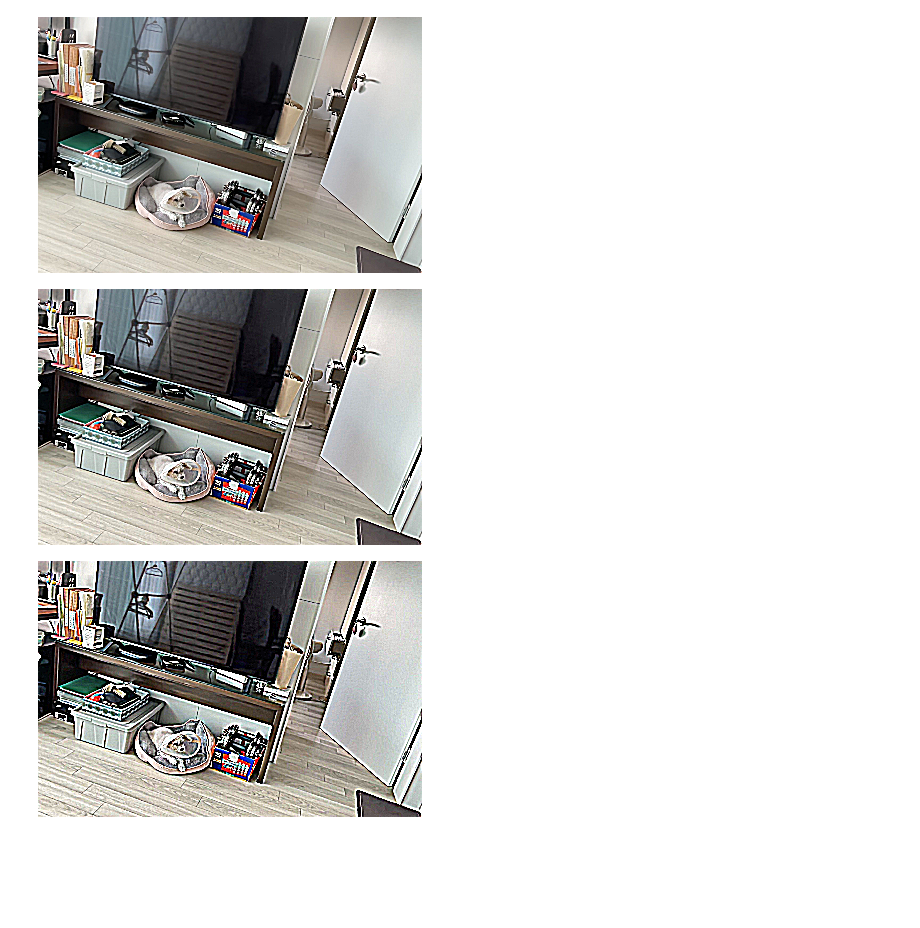
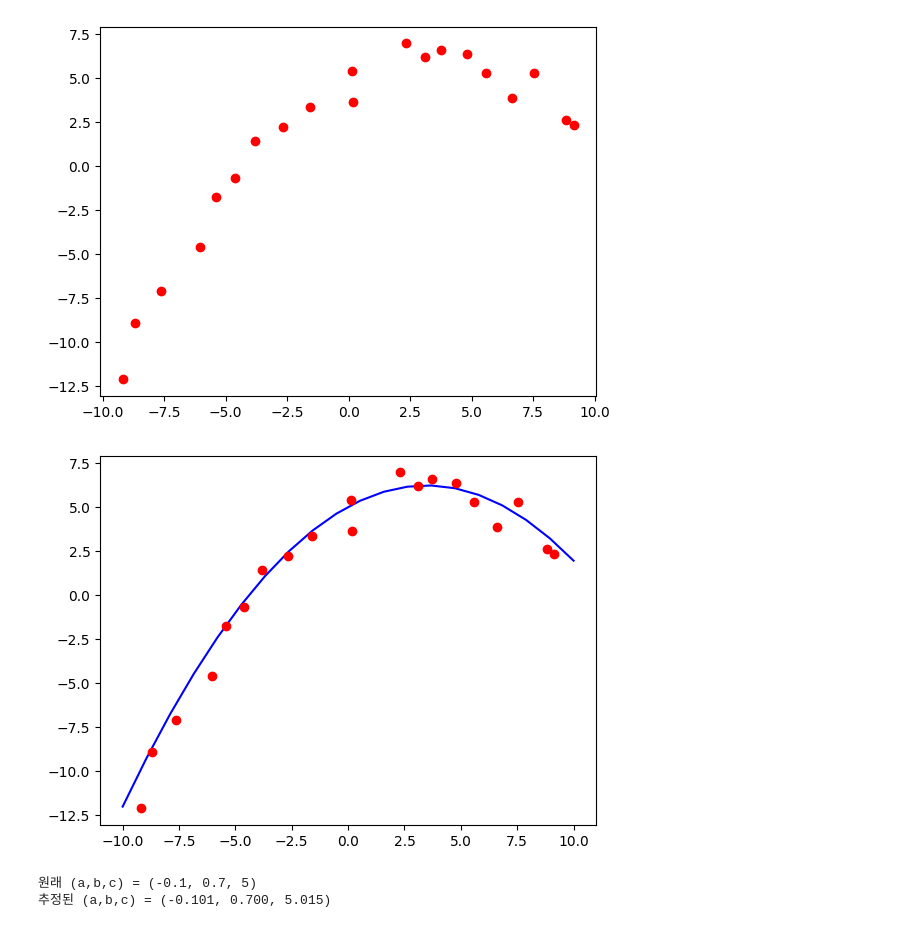
Before and after one commit to QjaYo/Computer-Vision, a Jupyter notebook: LineCurveFitting.ipynb, the cells around one changed output. Drawn from its saved outputs; the diff is of its cells as text; code cells hidden in the pictures; blank space fills up the shorter version.

```diff
--- a/LineCurveFitting.ipynb
+++ b/LineCurveFitting.ipynb
@@ -37,23 +1,32 @@ cv_imshow(blur11x11)
-# %%
-#1-4
-
-import numpy as np
-
-blur5x5 = cv.blur(img, ksize=(5,5))
-detail = np.int32(img) - np.int32(blur5x5)
-
-alpha = 2
-sharpened_img = np.int32(img) + alpha*detail
-cv_imshow(sharpened_img)
-
-alpha = 5
-sharpened_img = np.int32(img) + alpha*detail
-cv_imshow(sharpened_img)
-
-alpha = 10
-sharpened_img = np.int32(img) + alpha*detail
-cv_imshow(sharpened_img)
-# %% [output]
-[figure, removed]
-[figure, removed]
-[figure, removed]
+# %%
+#1-1
+import numpy as np
+import matplotlib.pyplot as plt
+
+def f(x,a,b,c):
+  return a*x**2+b*x+c
+
+a,b,c, = -0.1,0.7,5
+x = np.linspace(-10,10,20)
+y = f(x,a,b,c)
+xn = x + 0.5*np.random.normal(size=len(x))
+yn = y + 0.5*np.random.normal(size=len(y))
+
+plt.plot(xn, yn, 'or')
+plt.show()
+# %% [output]
+[figure, added]
+# %%
+#1-2
+An = np.vstack([x*x, x, np.ones(len(x))]).T
+abcn = np.dot(np.linalg.inv(np.dot(An.T, An)), np.dot(An.T, yn))
+plt.plot(x, f(x,abcn[0],abcn[1] ,abcn[2]), '-b')
+plt.plot(xn,yn,'or')
+plt.show()
+
+print(f"원래 (a,b,c) = ({a}, {b}, {c})")
+print(f"추정된 (a,b,c) = ({abcn[0]:.3f}, {abcn[1]:.3f}, {abcn[2]:.3f})")
+# %% [output]
+[figure, added]
+원래 (a,b,c) = (-0.1, 0.7, 5)
+추정된 (a,b,c) = (-0.101, 0.700, 5.015)
```
Also changed, not shown: parts of 20 cells of this notebook.
